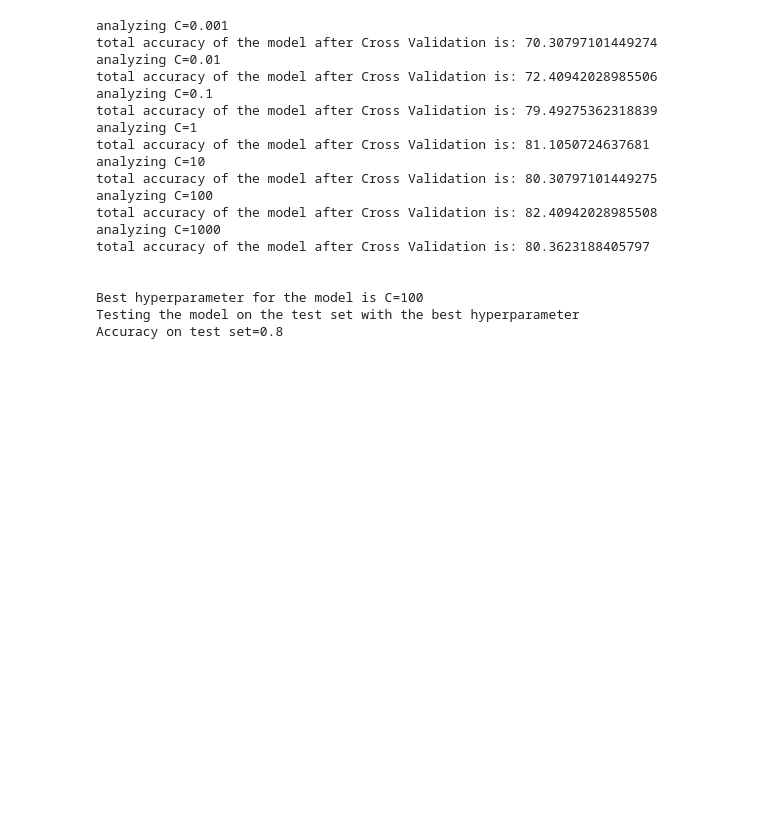
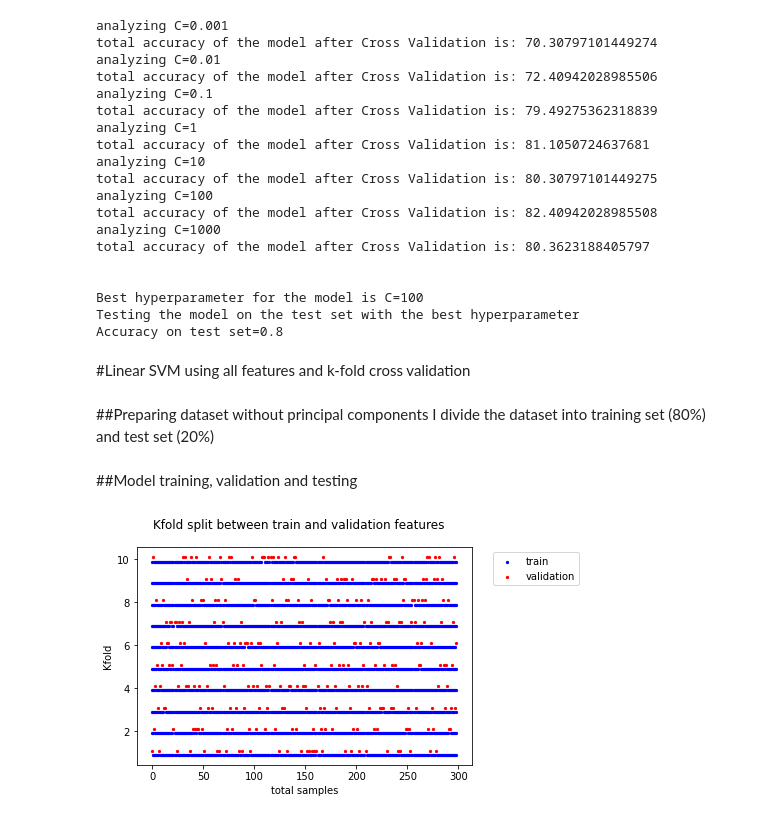
Before and after one commit to ele9996/Heart-failure-clinical-records-analysis, a Jupyter notebook: main.ipynb, the cells around one changed output. Drawn from its saved outputs; the diff is of its cells as text; code cells hidden in the pictures; blank space fills up the shorter version.

Commit message:
linear svm without pca and rbf kernel svm implemented

```diff
--- a/main.ipynb
+++ b/main.ipynb
@@ -132,6 +134,6 @@ plt.show()
 I first divide the dataset into training set (80%) and test set(20%)
 # %%
-x_train, x_test, y_train, y_test = train_test_split(x, y, test_size = 0.2)
+x_train, x_test, y_train, y_test = train_test_split(principalComponents, y, test_size = 0.2)
 
 x_train_Df = pd.DataFrame(data = x_train, columns = feature_names)
 y_train_Df =pd.DataFrame(data=y_train, columns= ["DEATH_EVENT"])
@@ -251,3 +251,8 @@ total accuracy of the model after Cross Validation is: 80.3623188405797
 Best hyperparameter for the model is C=100
 Testing the model on the test set with the best hyperparameter
 Accuracy on test set=0.8
+# %% [markdown]
+#Linear SVM  using all features and k-fold cross validation
+# %% [markdown]
+##Preparing dataset without principal components
+I divide the dataset into training set (80%) and test set (20%)
@@ -253,0 +268,34 @@ Accuracy on test set=0.8
+# %% [markdown]
+##Model training, validation and testing
+# %%
+rn = range(0,299)
+kf10 = KFold(n_splits=10, shuffle=True)
+
+def kfoldize2(kf, rn, shift=.1):
+    train = pd.DataFrame()
+    test = pd.DataFrame()
+    i = 1
+    for train_index, test_index in kf.split(rn):
+        train_df = pd.DataFrame(np.take(rn, train_index), columns=["x"])
+        train_df["val"] = i - shift
+        train = train.append(train_df)
+
+        test_df = pd.DataFrame(np.take(rn, test_index), columns=["x"])
+        test_df["val"] = i + shift
+        test = test.append(test_df)
+        i += 1
+    return train, test
+
+
+train10, test10 = kfoldize2(kf10,rn)
+
+
+plt.scatter(x="x",y="val",c="b",label="train",s=5,data=train10)
+plt.scatter(x="x",y="val",c="r",label="validation",s=5,data=test10)
+plt.ylabel("Kfold")
+plt.xlabel("total samples")
+plt.suptitle("Kfold split between train and validation features")
+plt.legend(bbox_to_anchor=(1.05, 1))
+plt.show()
+# %% [output]
+[figure, added]
```
Also changed, not shown: parts of 12 cells of this notebook.
